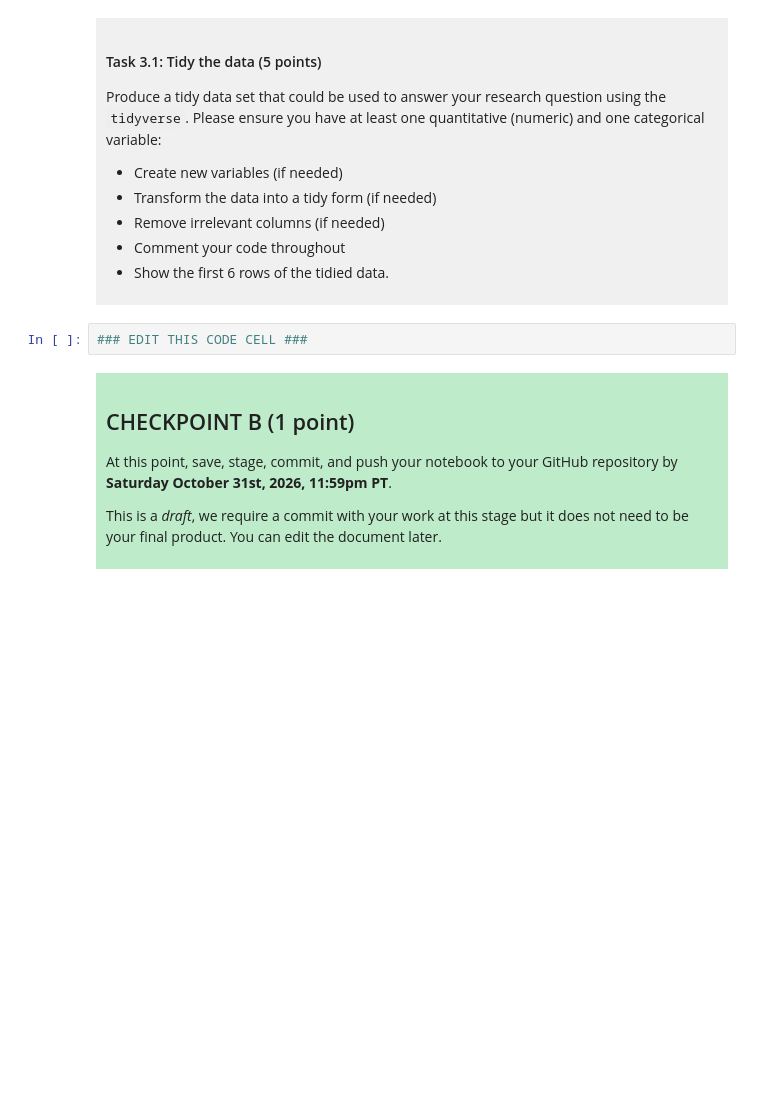
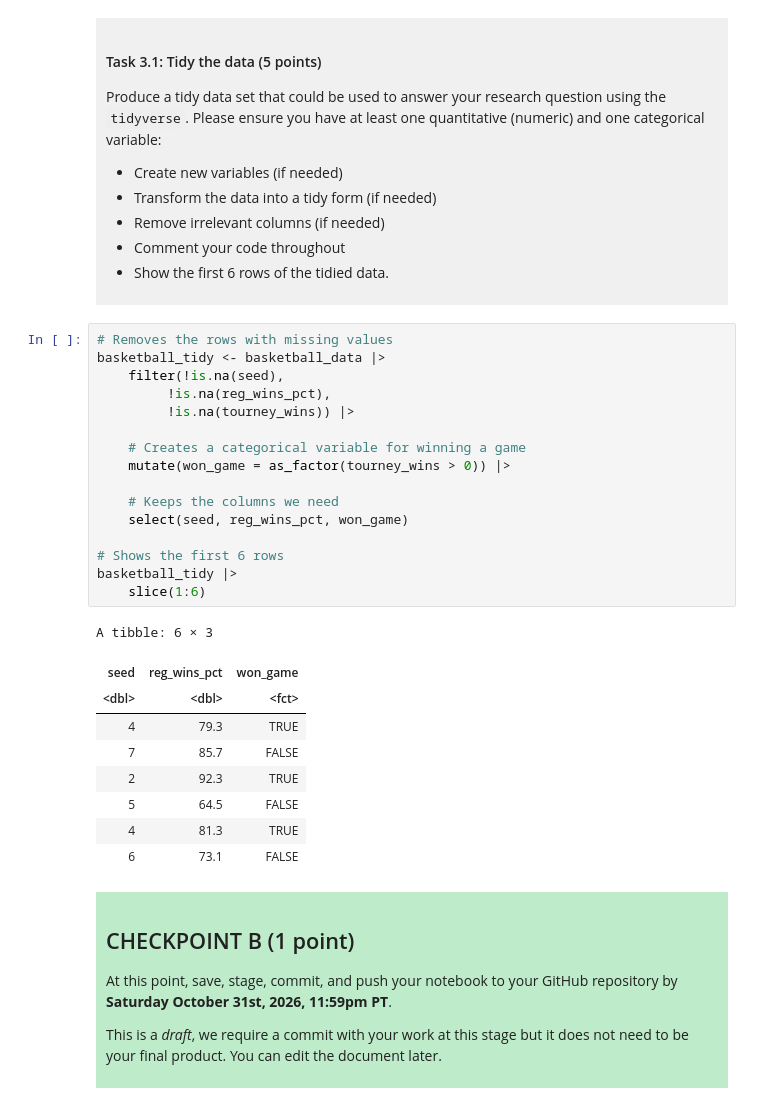
Before and after one commit to esimorey/dsci-100-project-emiliano-simo-reyna, a Jupyter notebook: dsci-100-project-notebook.ipynb, the cells around one changed output. Saved outputs shown, nothing was run; the diff lists cells and outputs as text; blank space fills up the shorter version.

```diff
--- a/dsci-100-project-notebook.ipynb
+++ b/dsci-100-project-notebook.ipynb
@@ -189,7 +216,31 @@ Produce a tidy data set that could be used to answer your research question usin
 
 </div>
 # %%
-### EDIT THIS CODE CELL ###
+# Removes the rows with missing values
+basketball_tidy <- basketball_data |>
+    filter(!is.na(seed),
+         !is.na(reg_wins_pct),
+         !is.na(tourney_wins)) |>
+
+    # Creates a categorical variable for winning a game
+    mutate(won_game = as_factor(tourney_wins > 0)) |>
+
+    # Keeps the columns we need
+    select(seed, reg_wins_pct, won_game)
+
+# Shows the first 6 rows
+basketball_tidy |>
+    slice(1:6)
+# %% [output]
+A tibble: 6 × 3
+| seed | reg_wins_pct | won_game |
+| <dbl> | <dbl> | <fct> |
+| 4 | 79.3 | TRUE |
+| 7 | 85.7 | FALSE |
+| 2 | 92.3 | TRUE |
+| 5 | 64.5 | FALSE |
+| 4 | 81.3 | TRUE |
+| 6 | 73.1 | FALSE |
 # %% [markdown]
 <div style="background-color: #beebca; padding: 10px;">
 
```
Also changed, not shown: parts of 3 cells of this notebook.
